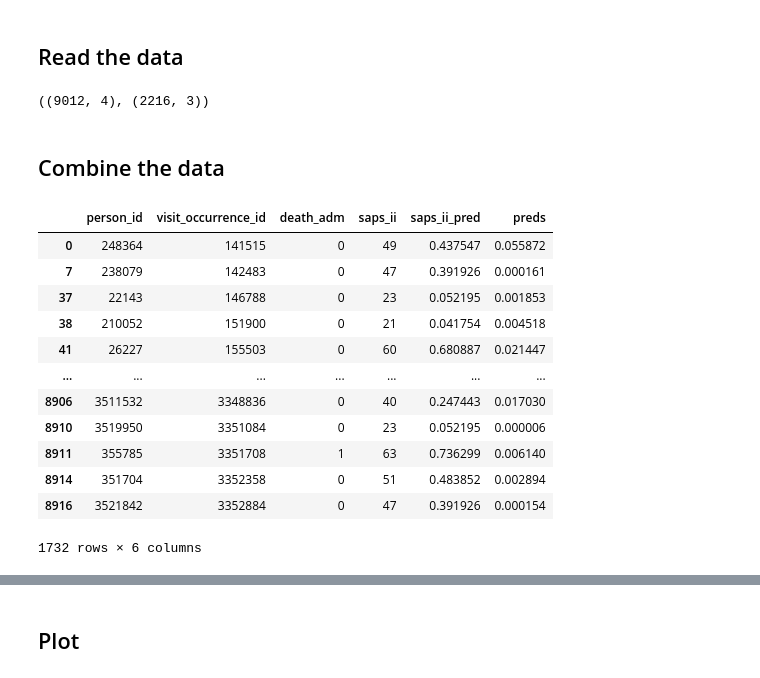
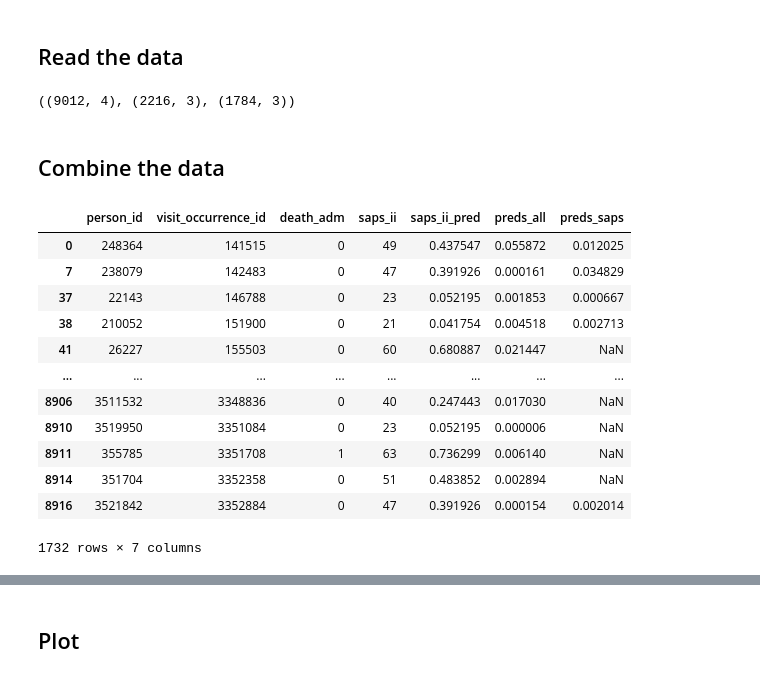
Before and after one commit to ryashpal/eICU-EHR-Pipeline, a Jupyter notebook: notebooks/benchmarking/03_benchmark.ipynb, the cells around one changed output, grey strips where cells are left out. Saved outputs shown, nothing was run; the diff lists cells and outputs as text; code cells hidden in the pictures.

```diff
--- a/notebooks/benchmarking/03_benchmark.ipynb
+++ b/notebooks/benchmarking/03_benchmark.ipynb
@@ -8,31 +8,35 @@ import pandas as pd
 
 
 sapsDf = pd.read_csv(os.environ['EICU_EHR_PIPELINE_BASE'] + '/data/saps_ii/saps_ii.csv')
-predsDf = pd.read_csv(os.environ['EICU_EHR_PIPELINE_BASE'] + '/data/saps_ii/preds.csv')
+ehrmlAllDf = pd.read_csv(os.environ['EICU_EHR_PIPELINE_BASE'] + '/data/saps_ii/preds.csv')
+ehrmlSapsDf = pd.read_csv(os.environ['EICU_EHR_PIPELINE_BASE'] + '/data/saps_ii/sapsii_preds.csv')
 datamatrixDf = pd.read_csv(os.environ['EICU_EHR_PIPELINE_BASE'] + '/data/final/data_matrix.csv')
-sapsDf.shape, predsDf.shape
+sapsDf.shape, ehrmlAllDf.shape, ehrmlSapsDf.shape
 # %% [output]
-((9012, 4), (2216, 3))
+((9012, 4), (2216, 3), (1784, 3))
 # %% [markdown]
 ## Combine the data
 # %%
 combinedDf = datamatrixDf[['person_id', 'visit_occurrence_id', 'death_adm']]\
     .merge(sapsDf, how='inner', on=['person_id', 'visit_occurrence_id'])\
-        .merge(predsDf, how='inner', on=['person_id', 'visit_occurrence_id'])\
-            .drop_duplicates()
+        .merge(ehrmlAllDf.add_suffix('_all'), how='inner', left_on=['person_id', 'visit_occurrence_id'], right_on=['person_id_all', 'visit_occurrence_id_all'])\
+            .drop(columns=['person_id_all', 'visit_occurrence_id_all'])\
+                .merge(ehrmlSapsDf.add_suffix('_saps'), how='left', left_on=['person_id', 'visit_occurrence_id'], right_on=['person_id_saps', 'visit_occurrence_id_saps'])\
+                    .drop(columns=['person_id_saps', 'visit_occurrence_id_saps'])\
+                        .drop_duplicates()
                 # .sample(n=1000)
 combinedDf
 # %% [output]
-|  | person_id | visit_occurrence_id | death_adm | saps_ii | saps_ii_pred | preds |
-| 0 | 248364 | 141515 | 0 | 49 | 0.437547 | 0.055872 |
-| 7 | 238079 | 142483 | 0 | 47 | 0.391926 | 0.000161 |
-| 37 | 22143 | 146788 | 0 | 23 | 0.052195 | 0.001853 |
-| 38 | 210052 | 151900 | 0 | 21 | 0.041754 | 0.004518 |
-| 41 | 26227 | 155503 | 0 | 60 | 0.680887 | 0.021447 |
-| ... | ... | ... | ... | ... | ... | ... |
-| 8906 | 3511532 | 3348836 | 0 | 40 | 0.247443 | 0.017030 |
-| 8910 | 3519950 | 3351084 | 0 | 23 | 0.052195 | 0.000006 |
-| 8911 | 355785 | 3351708 | 1 | 63 | 0.736299 | 0.006140 |
-| 8914 | 351704 | 3352358 | 0 | 51 | 0.483852 | 0.002894 |
-| 8916 | 3521842 | 3352884 | 0 | 47 | 0.391926 | 0.000154 |
+|  | person_id | visit_occurrence_id | death_adm | saps_ii | saps_ii_pred | preds_all | preds_saps |
+| 0 | 248364 | 141515 | 0 | 49 | 0.437547 | 0.055872 | 0.012025 |
+| 7 | 238079 | 142483 | 0 | 47 | 0.391926 | 0.000161 | 0.034829 |
+| 37 | 22143 | 146788 | 0 | 23 | 0.052195 | 0.001853 | 0.000667 |
+| 38 | 210052 | 151900 | 0 | 21 | 0.041754 | 0.004518 | 0.002713 |
+| 41 | 26227 | 155503 | 0 | 60 | 0.680887 | 0.021447 | NaN |
+| ... | ... | ... | ... | ... | ... | ... | ... |
+| 8906 | 3511532 | 3348836 | 0 | 40 | 0.247443 | 0.017030 | NaN |
+| 8910 | 3519950 | 3351084 | 0 | 23 | 0.052195 | 0.000006 | NaN |
+| 8911 | 355785 | 3351708 | 1 | 63 | 0.736299 | 0.006140 | NaN |
+| 8914 | 351704 | 3352358 | 0 | 51 | 0.483852 | 0.002894 | NaN |
+| 8916 | 3521842 | 3352884 | 0 | 47 | 0.391926 | 0.000154 | 0.002014 |
-1732 rows × 6 columns
+1732 rows × 7 columns
```
Also changed, not shown: parts of 2 cells of this notebook, 3 other files.
